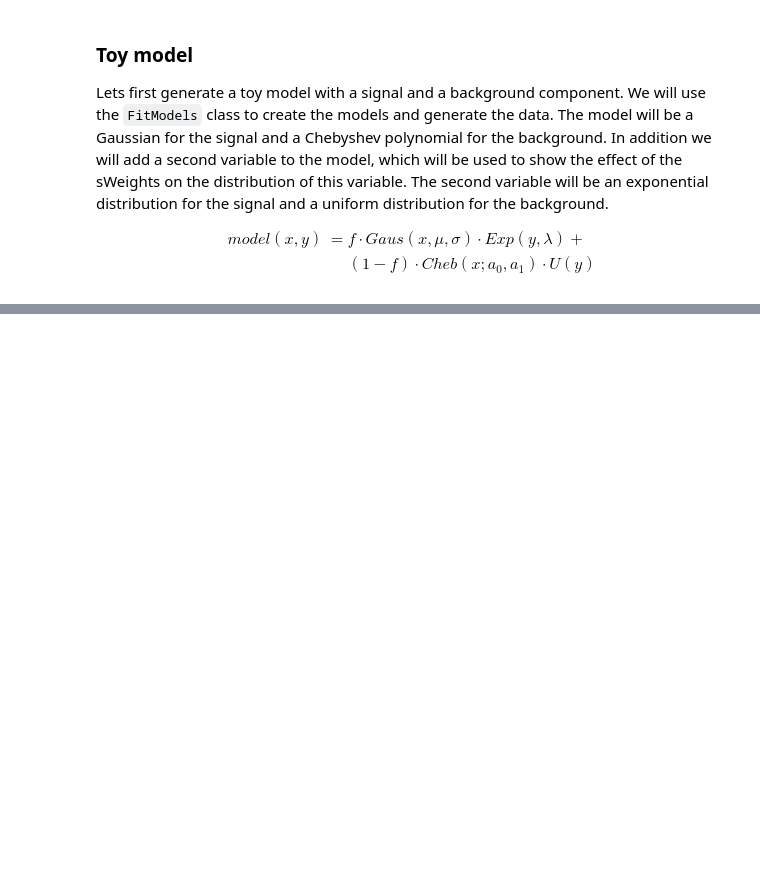
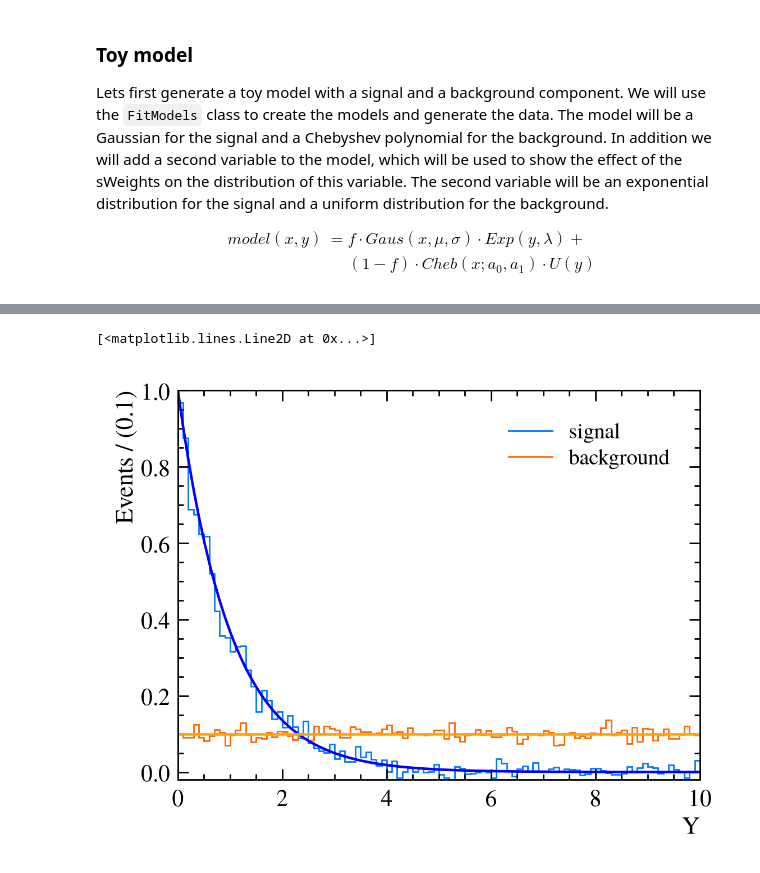
Before and after one commit to cpviolation/analysis_helpers, a Jupyter notebook: docs/notebooks/fit.ipynb, the cells around one changed output, grey strips where cells are left out. Cells and saved outputs as stored; diff of their text form; code cells hidden in the pictures; blank space fills up the shorter version.

```diff
--- a/docs/notebooks/fit.ipynb
+++ b/docs/notebooks/fit.ipynb
@@ -422,0 +518,3 @@ Error:
+# %%
+sw = fu.Sweights(ws, 'X', data, 'model_1d',
+                 pdfs = ['gx_gau','px'], nevs = ['ns', 'nb'], verbose=False)
@@ -422,0 +541,8 @@ Error:
+# %%
+import numpy as np
+sw_np = np.array([
+    [sw["vars"]["w_ns"][0], sw["vars"]["w_nb"][0]]
+    for i in range(sw["tree"].GetEntries())
+    for _ in [sw["tree"].GetEntry(i)]
+])
+print(sw_np)
@@ -422,0 +559,11 @@ Error:
+# %%
+import pandas as pd
+
+columns = ("X", "Y")
+data_df = pd.DataFrame(
+    [
+        {name: data.get(i).getRealValue(name) for name in columns}
+        for i in range(data.numEntries())
+    ]
+)
+data_df.head()
@@ -422,0 +577,12 @@ Error:
+# %%
+from analysis_helpers.plotting import plot_hists
+Y_rng = (ws.var('Y').getMin(), ws.var('Y').getMax())
+fig, ax = plot_hists([data_df['Y'],data_df['Y']], bins=100, name='Y', range=Y_rng,
+               weights=[sw_np[:,0], sw_np[:,1]], label=['signal', 'background'], histtype='step',
+               density=True, legend=['signal', 'background'])
+Y_pts = np.linspace(*Y_rng, 100)
+ax.plot(Y_pts, np.exp(ws.var('e0').getVal()*Y_pts), label=f'exp({ws.var("e0").getVal():.2f}y)', color='blue')
+ax.plot(Y_pts, np.ones(100)*(1./(Y_rng[1]-Y_rng[0])), label='uniform', color='orange')
+# %% [output]
+[<matplotlib.lines.Line2D at 0x...>]
+[figure, added]
```
Also changed, not shown: parts of 31 cells of this notebook, 2 other files.
